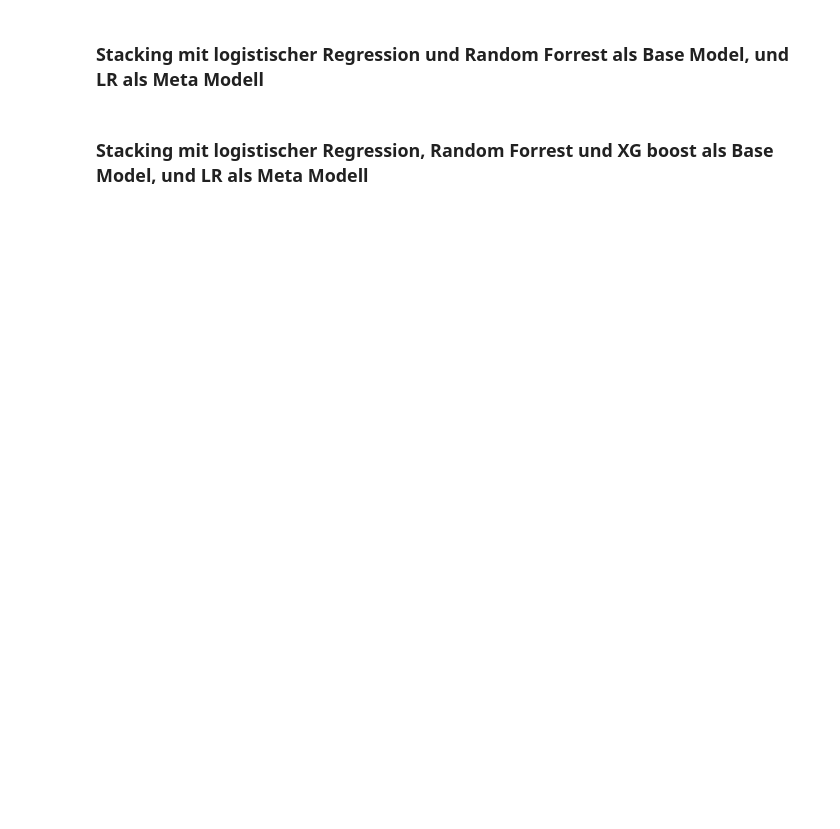
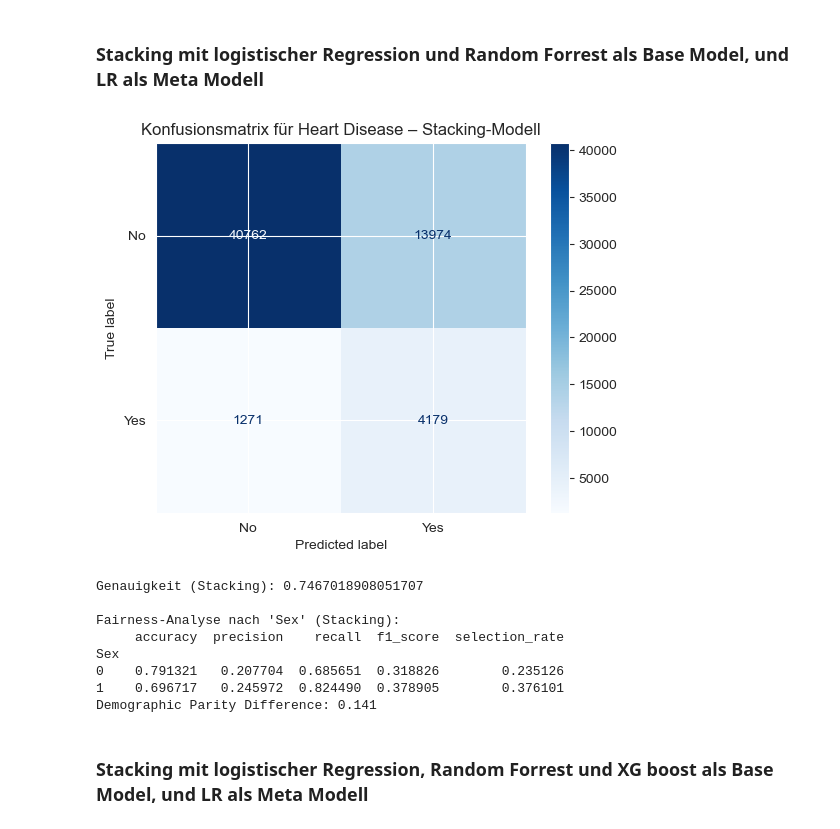
Before and after one commit to ManaTrooo/Asai-Projekt, a Jupyter notebook: DataSet_1.ipynb, the cells around one changed output. Saved outputs shown, nothing was run; the diff lists cells and outputs as text; code cells hidden in the pictures; blank space fills up the shorter version.

```diff
--- a/DataSet_1.ipynb
+++ b/DataSet_1.ipynb
@@ -674,38 +713,48 @@ stacked_model = StackingClassifier(
 )
 
 # Stacking-Modell (smote Trainingsdaten)
-stacked_model.fit(X_train_resampled, y_train_resampled)
+stacked_model.fit(X_train, y_train)
 
 #  Vorhersage auf Testdaten
 y_pred_stack = stacked_model.predict(X_test)
 
 
 # Konfusionsmatrix
 cm = confusion_matrix(y_test, y_pred_stack)
 disp = ConfusionMatrixDisplay(confusion_matrix=cm, display_labels=['No', 'Yes'])
 disp.plot(cmap='Blues')
 plt.title('Konfusionsmatrix für Heart Disease – Stacking-Modell')
 plt.show()
 
 accuracy = accuracy_score(y_test, y_pred_stack)
 print("Genauigkeit (Stacking):", accuracy)
 
 # Fairness-Analyse
 metrics = {
     "accuracy": accuracy_score,
     "precision": precision_score,
     "recall": recall_score,
     "f1_score": f1_score,
     "selection_rate": selection_rate
 }
 # nach Geschlecht
 frame = MetricFrame(metrics=metrics, y_true=y_test, y_pred=y_pred_stack, sensitive_features=sensitive_feature)
 
 print("\nFairness-Analyse nach 'Sex' (Stacking):")
 print(frame.by_group)
 
 dp_diff = demographic_parity_difference(y_test, y_pred_stack, sensitive_features=sensitive_feature)
 print(f"Demographic Parity Difference: {dp_diff:.3f}")
+# %% [output]
+[figure, added]
+Genauigkeit (Stacking): 0.7467018908051707
+
+Fairness-Analyse nach 'Sex' (Stacking):
+     accuracy  precision    recall  f1_score  selection_rate
+Sex
+0    0.791321   0.207704  0.685651  0.318826        0.235126
+1    0.696717   0.245972  0.824490  0.378905        0.376101
+Demographic Parity Difference: 0.141
 # %% [markdown]
 ### Stacking mit logistischer Regression, Random Forrest und XG boost als Base Model, und LR als Meta Modell
 # %%
```
Also changed, not shown: parts of 7 cells of this notebook, 1 other file.
